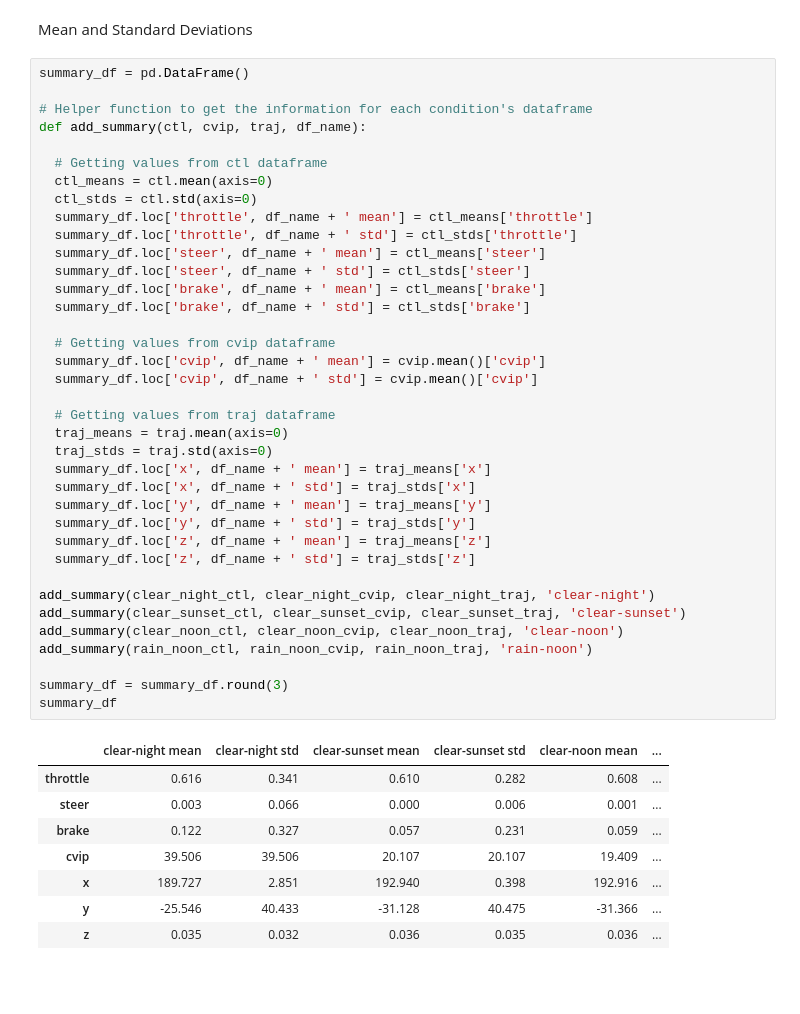
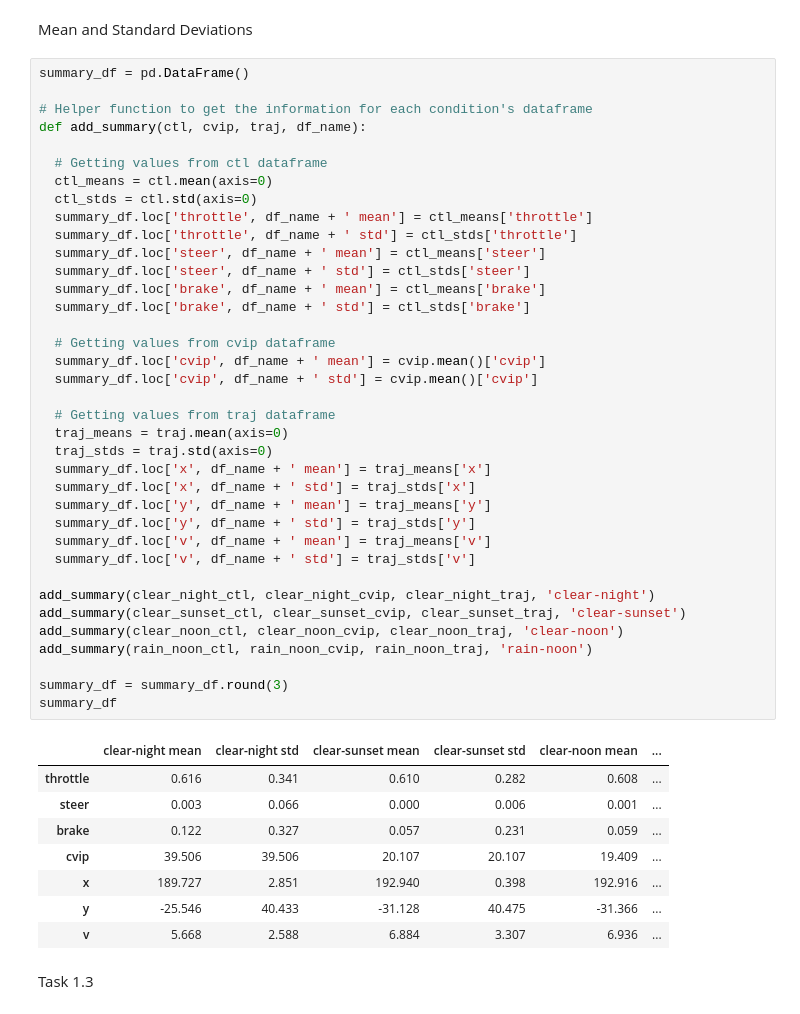
Before and after one commit to seanseungbeomlee/ECE-471-MP1-AV-Analysis, a Jupyter notebook: MP1_Task1.ipynb, the cells around one changed output. Drawn from its saved outputs; the diff is of its cells as text; blank space fills up the shorter version.

Commit message:
Added parts 3 and 4 for task 1

```diff
--- a/MP1_Task1.ipynb
+++ b/MP1_Task1.ipynb
@@ -100,33 +99,35 @@ def add_summary(ctl, cvip, traj, df_name):
   summary_df.loc['brake', df_name + ' mean'] = ctl_means['brake']
   summary_df.loc['brake', df_name + ' std'] = ctl_stds['brake']
 
   # Getting values from cvip dataframe
   summary_df.loc['cvip', df_name + ' mean'] = cvip.mean()['cvip']
   summary_df.loc['cvip', df_name + ' std'] = cvip.mean()['cvip']
 
   # Getting values from traj dataframe
   traj_means = traj.mean(axis=0)
   traj_stds = traj.std(axis=0)
   summary_df.loc['x', df_name + ' mean'] = traj_means['x']
   summary_df.loc['x', df_name + ' std'] = traj_stds['x']
   summary_df.loc['y', df_name + ' mean'] = traj_means['y']
   summary_df.loc['y', df_name + ' std'] = traj_stds['y']
-  summary_df.loc['z', df_name + ' mean'] = traj_means['z']
-  summary_df.loc['z', df_name + ' std'] = traj_stds['z']
+  summary_df.loc['v', df_name + ' mean'] = traj_means['v']
+  summary_df.loc['v', df_name + ' std'] = traj_stds['v']
 
 add_summary(clear_night_ctl, clear_night_cvip, clear_night_traj, 'clear-night')
 add_summary(clear_sunset_ctl, clear_sunset_cvip, clear_sunset_traj, 'clear-sunset')
 add_summary(clear_noon_ctl, clear_noon_cvip, clear_noon_traj, 'clear-noon')
 add_summary(rain_noon_ctl, rain_noon_cvip, rain_noon_traj, 'rain-noon')
 
 summary_df = summary_df.round(3)
 summary_df
 # %% [output]
 |  | clear-night mean | clear-night std | clear-sunset mean | clear-sunset std | clear-noon mean | ... |
 | throttle | 0.616 | 0.341 | 0.610 | 0.282 | 0.608 | ... |
 | steer | 0.003 | 0.066 | 0.000 | 0.006 | 0.001 | ... |
 | brake | 0.122 | 0.327 | 0.057 | 0.231 | 0.059 | ... |
 | cvip | 39.506 | 39.506 | 20.107 | 20.107 | 19.409 | ... |
 | x | 189.727 | 2.851 | 192.940 | 0.398 | 192.916 | ... |
 | y | -25.546 | 40.433 | -31.128 | 40.475 | -31.366 | ... |
-| z | 0.035 | 0.032 | 0.036 | 0.035 | 0.036 | ... |
+| v | 5.668 | 2.588 | 6.884 | 3.307 | 6.936 | ... |
+# %% [markdown]
+Task 1.3
```
Also changed, not shown: parts of 10 cells of this notebook.
